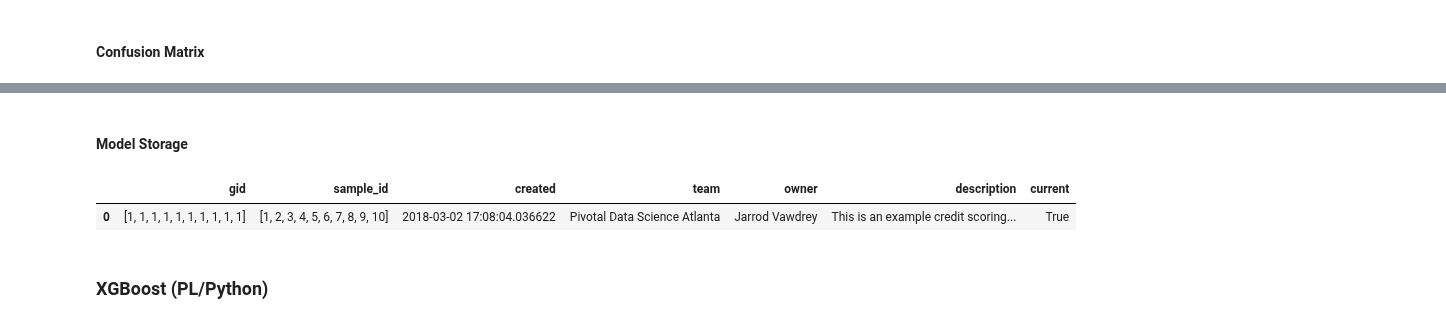
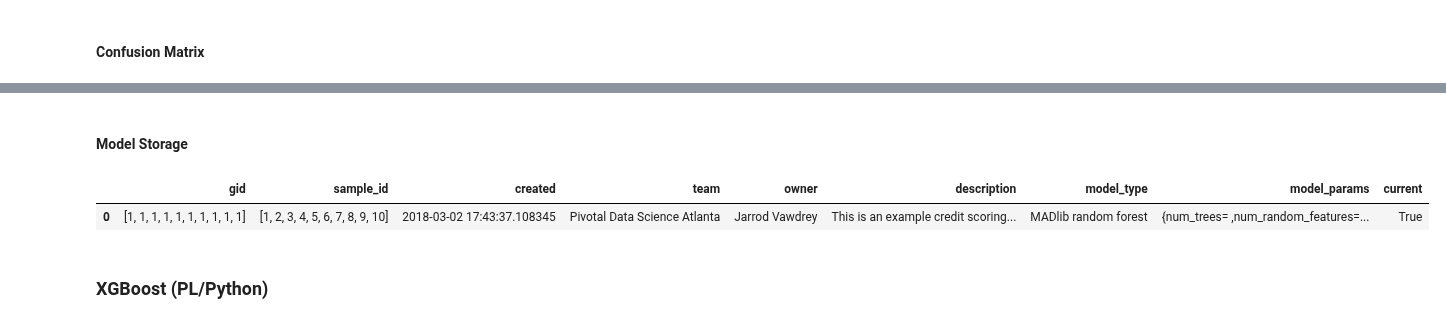
Before and after one commit to jvawdrey/gpdb5-demo, a Jupyter notebook: docker-jupyter/notebooks/Modeling Workflow Example - Greenplum Database.ipynb, the cells around one changed output, grey strips where cells are left out. Cells and saved outputs as stored; diff of their text form; code cells hidden in the pictures.

Commit message:
add model storage example

```diff
--- a/docker-jupyter/notebooks/Modeling Workflow Example - Greenplum Database.ipynb
+++ b/docker-jupyter/notebooks/Modeling Workflow Example - Greenplum Database.ipynb
@@ -1172,4 +1177,5 @@ query_gpdb(query)
 # %% [markdown]
+<a id="rf_model_storage"></a>
 #### Model Storage
 # %%
 query = """
@@ -1182,36 +1188,42 @@ query = """
            ,team text
            ,owner text
            ,description text
+           ,model_type text
+           ,model_params text
            ,current boolean
            ,model_id serial
         );
 
         INSERT INTO public.my_models (
             SELECT array_agg(gid) AS gid
                   ,array_agg(sample_id) AS sample_id
                   ,array_agg(tree) AS tree
                   ,now() AS created
                   ,'Pivotal Data Science Atlanta' AS team
                   ,'Jarrod Vawdrey' AS owner
                   ,'This is an example credit scoring model' AS description
+                  ,'MADlib random forest' AS model_type
+                  ,'{num_trees= ,num_random_features= ,importance= ,num_permutations= ,max_tree_depth= ,min_split= ,min_bucket= ,num_splits= }' AS model_params
                   ,True AS current
             FROM public.rf_model_output
         );
 
         SELECT gid
               ,sample_id
               ,created
               ,team
               ,owner
               ,description
+              ,model_type
+              ,model_params
               ,current
         FROM public.my_models
     """
 
 query_gpdb(query)
 # %% [output]
-|  | gid | sample_id | created | team | owner | description | current |
-| 0 | [1, 1, 1, 1, 1, 1, 1, 1, 1, 1] | [1, 2, 3, 4, 5, 6, 7, 8, 9, 10] | 2018-03-02 17:08:04.036622 | Pivotal Data Science Atlanta | Jarrod Vawdrey | This is an example credit scoring... | True |
+|  | gid | sample_id | created | team | owner | description | model_type | model_params | current |
+| 0 | [1, 1, 1, 1, 1, 1, 1, 1, 1, 1] | [1, 2, 3, 4, 5, 6, 7, 8, 9, 10] | 2018-03-02 17:43:37.108345 | Pivotal Data Science Atlanta | Jarrod Vawdrey | This is an example credit scoring... | MADlib random forest | {num_trees= ,num_random_features=... | True |
 # %% [markdown]
 ### XGBoost (PL/Python)
 # %% [markdown]
```
Also changed, not shown: parts of 15 cells of this notebook.
